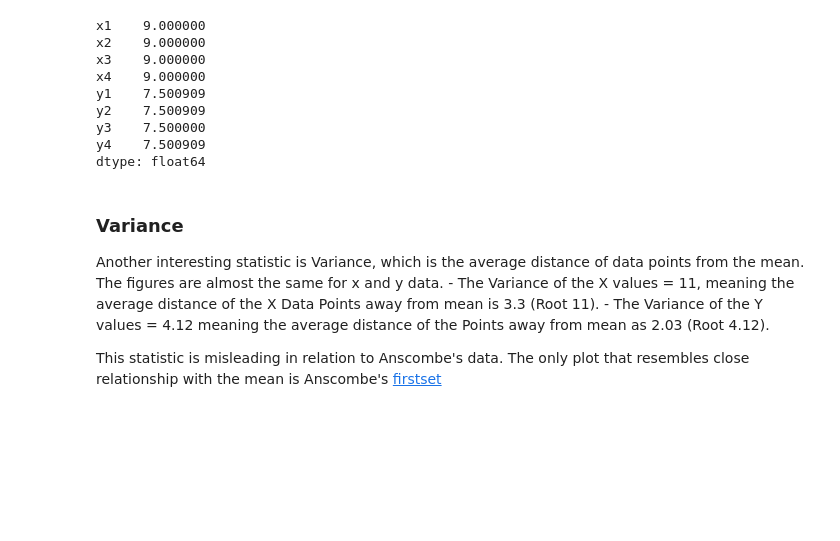
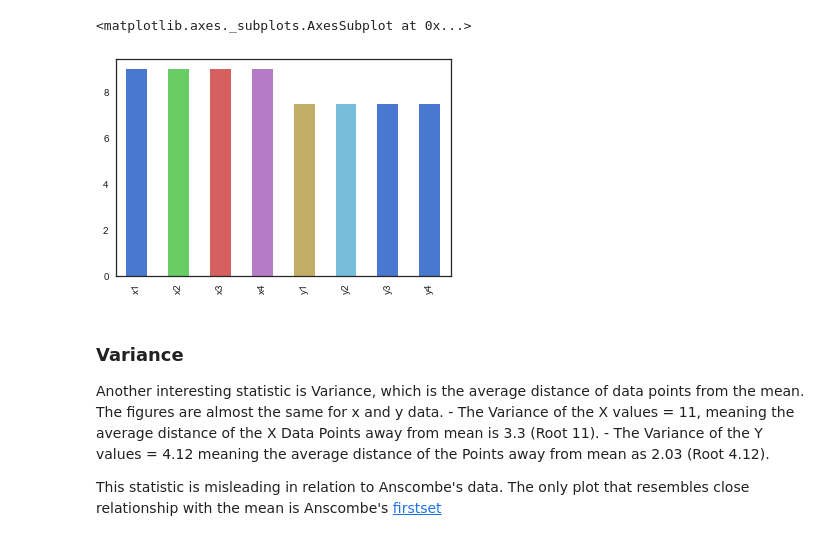
Before and after one commit to eamonnofarrell/AnscombesQuartetDataset, a Jupyter notebook: Assignment2018.ipynb, the cells around one changed output. Cells and saved outputs as stored; diff of their text form; code cells hidden in the pictures; blank space fills up the shorter version.

```diff
--- a/Assignment2018.ipynb
+++ b/Assignment2018.ipynb
@@ -77,15 +47,8 @@ The mean for x columns is 9 and the mean for y columns is 7.5
 # %%
-df.mean()
+df.mean().plot(kind='bar')
 # %% [output]
-x1    9.000000
-x2    9.000000
-x3    9.000000
-x4    9.000000
-y1    7.500909
-y2    7.500909
-y3    7.500000
-y4    7.500909
-dtype: float64
+<matplotlib.axes._subplots.AxesSubplot at 0x...>
+[figure, added]
 # %% [markdown]
 ### Variance
 Another interesting statistic is Variance, which is the average distance of data points from the mean. The figures are almost the same for x and y data.
```
Also changed, not shown: parts of 27 cells of this notebook.
